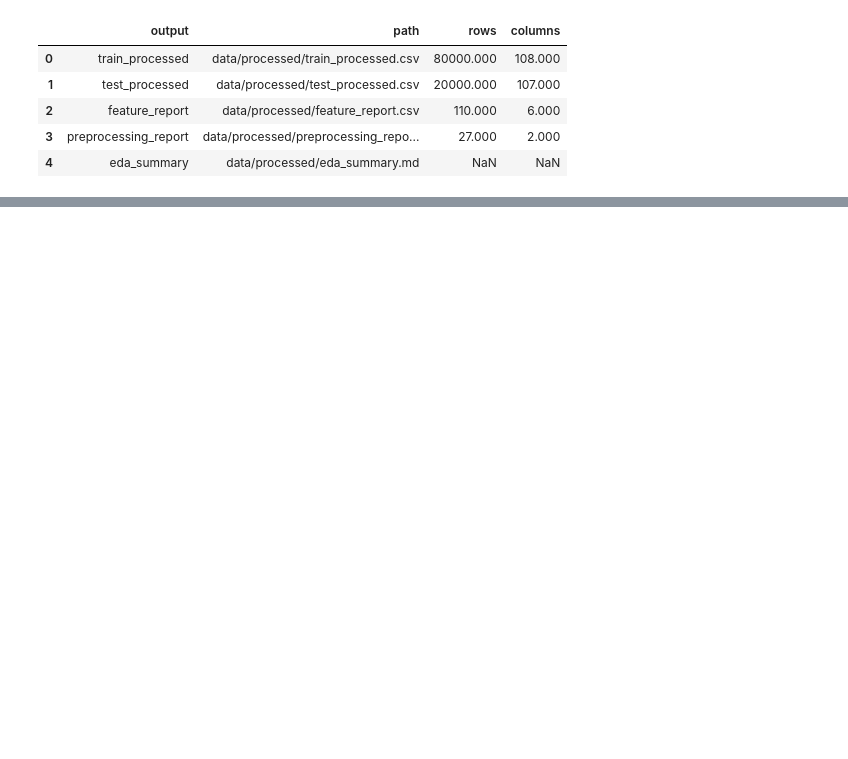
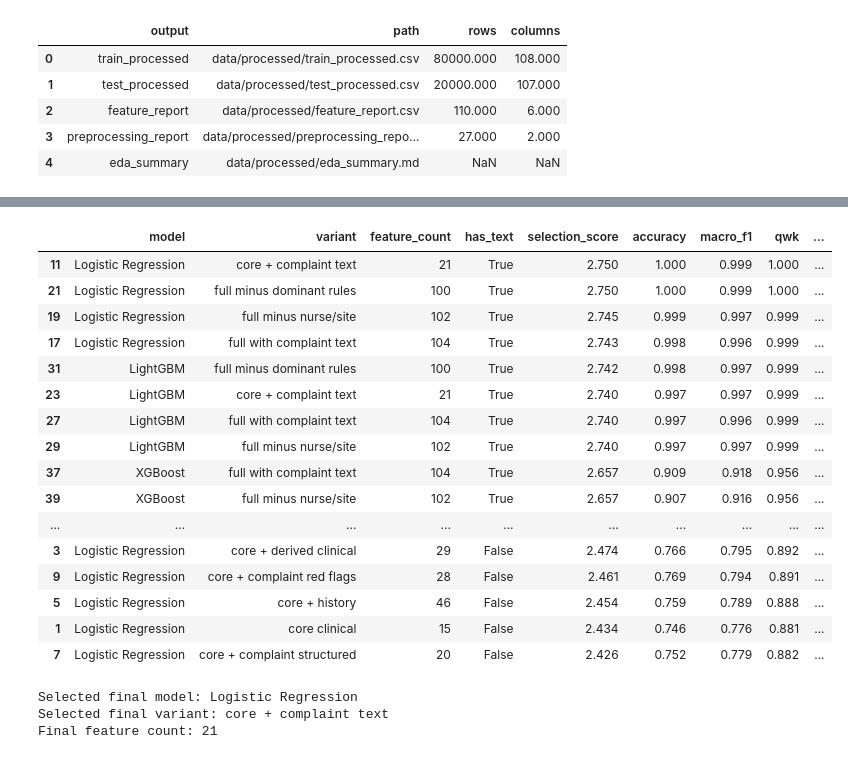
Before and after one commit to linda1l/Triagegeist, a Jupyter notebook: Triagegeist.ipynb, the cells around one changed output, grey strips where cells are left out. Saved outputs shown, nothing was run; the diff lists cells and outputs as text; code cells hidden in the pictures; blank space fills up the shorter version.

```diff
--- a/Triagegeist.ipynb
+++ b/Triagegeist.ipynb
@@ -1322,0 +2494,45 @@ display(
+# %%
+results_for_selection = all_model_results_df if "all_model_results_df" in globals() else ablation_results_df
+selection_candidates = results_for_selection[results_for_selection["split"].eq("grouped_complaint")].copy()
+selection_candidates["selection_score"] = (
+    2.0 * selection_candidates["high_acuity_recall"]
+    - 4.0 * selection_candidates["severe_undertriage_rate"]
+    + 0.5 * selection_candidates["macro_f1"]
+    + 0.25 * selection_candidates["qwk"]
+)
+selection_candidates = selection_candidates.sort_values(
+    ["selection_score", "high_acuity_recall", "macro_f1", "feature_count"],
+    ascending=[False, False, False, True],
+)
+
+display(format_metric_table(selection_candidates[["model", "variant", "feature_count", "has_text", "selection_score", "accuracy", "macro_f1", "qwk", "high_acuity_recall", "severe_undertriage_rate"]]))
+
+final_model_name = selection_candidates.iloc[0]["model"]
+final_variant_name = selection_candidates.iloc[0]["variant"]
+final_spec = next(spec for spec in ablation_specs if spec["variant"] == final_variant_name)
+final_feature_columns = final_spec["columns"]
+
+print(f"Selected final model: {final_model_name}")
+print(f"Selected final variant: {final_variant_name}")
+print(f"Final feature count: {len(final_feature_columns)}")
+# %% [output]
+|  | model | variant | feature_count | has_text | selection_score | accuracy | macro_f1 | qwk | ... |
+| 11 | Logistic Regression | core + complaint text | 21 | True | 2.750 | 1.000 | 0.999 | 1.000 | ... |
+| 21 | Logistic Regression | full minus dominant rules | 100 | True | 2.750 | 1.000 | 0.999 | 1.000 | ... |
+| 19 | Logistic Regression | full minus nurse/site | 102 | True | 2.745 | 0.999 | 0.997 | 0.999 | ... |
+| 17 | Logistic Regression | full with complaint text | 104 | True | 2.743 | 0.998 | 0.996 | 0.999 | ... |
+| 31 | LightGBM | full minus dominant rules | 100 | True | 2.742 | 0.998 | 0.997 | 0.999 | ... |
+| 23 | LightGBM | core + complaint text | 21 | True | 2.740 | 0.997 | 0.997 | 0.999 | ... |
+| 27 | LightGBM | full with complaint text | 104 | True | 2.740 | 0.997 | 0.996 | 0.999 | ... |
+| 29 | LightGBM | full minus nurse/site | 102 | True | 2.740 | 0.997 | 0.997 | 0.999 | ... |
+| 37 | XGBoost | full with complaint text | 104 | True | 2.657 | 0.909 | 0.918 | 0.956 | ... |
+| 39 | XGBoost | full minus nurse/site | 102 | True | 2.657 | 0.907 | 0.916 | 0.956 | ... |
+| ... | ... | ... | ... | ... | ... | ... | ... | ... | ... |
+| 3 | Logistic Regression | core + derived clinical | 29 | False | 2.474 | 0.766 | 0.795 | 0.892 | ... |
+| 9 | Logistic Regression | core + complaint red flags | 28 | False | 2.461 | 0.769 | 0.794 | 0.891 | ... |
+| 5 | Logistic Regression | core + history | 46 | False | 2.454 | 0.759 | 0.789 | 0.888 | ... |
+| 1 | Logistic Regression | core clinical | 15 | False | 2.434 | 0.746 | 0.776 | 0.881 | ... |
+| 7 | Logistic Regression | core + complaint structured | 20 | False | 2.426 | 0.752 | 0.779 | 0.882 | ... |
+Selected final model: Logistic Regression
+Selected final variant: core + complaint text
+Final feature count: 21
```
Also changed, not shown: parts of 60 cells of this notebook, 2 other files.
